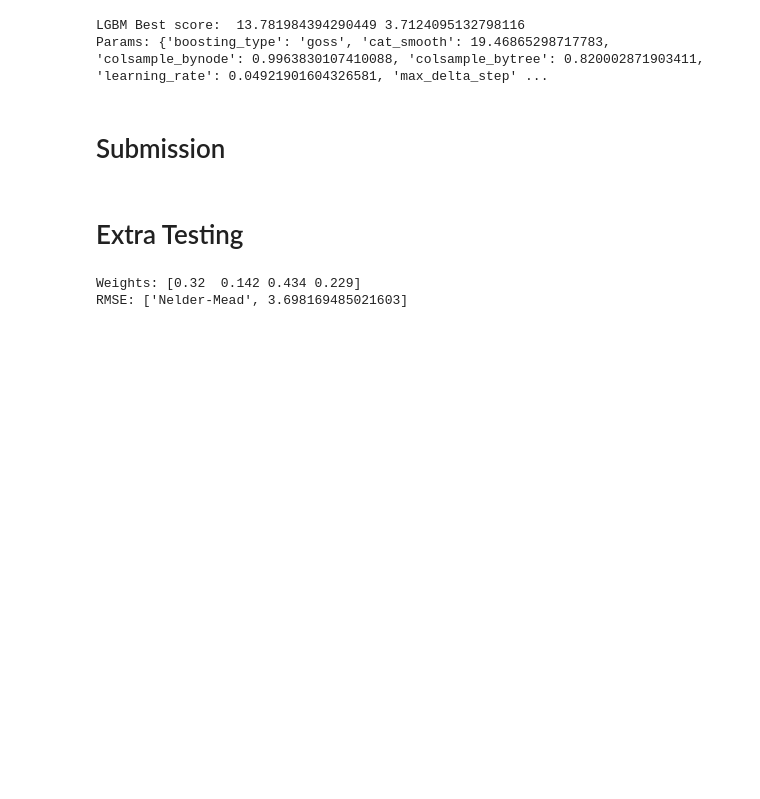
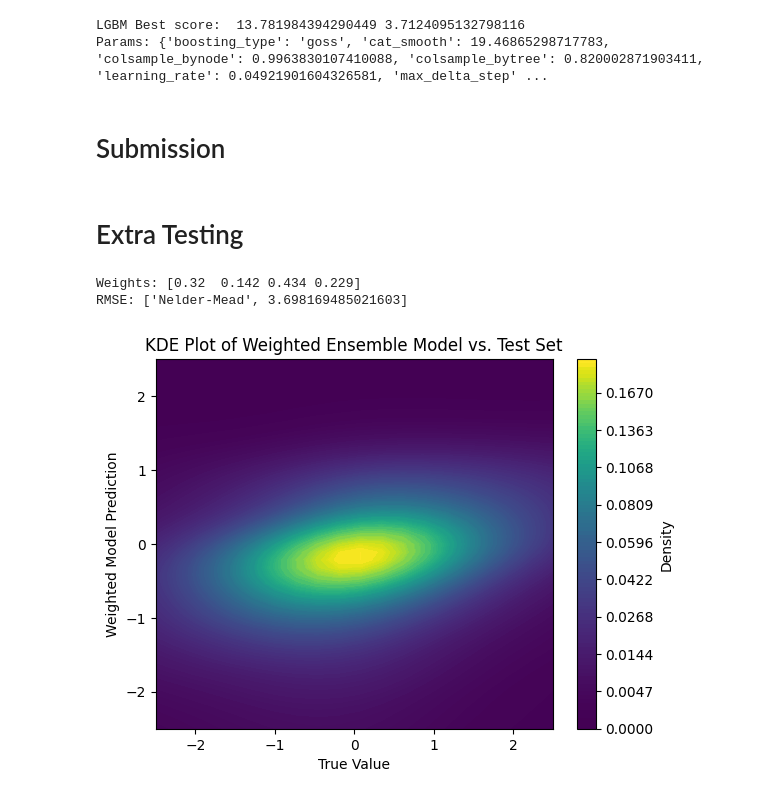
Before and after one commit to quinnbooth/ML-Consumer-Loyalty-Score, a Jupyter notebook: models.ipynb, the cells around one changed output. Drawn from its saved outputs; the diff is of its cells as text; code cells hidden in the pictures; blank space fills up the shorter version.

Commit message:
Visualizations + readme

```diff
--- a/models.ipynb
+++ b/models.ipynb
@@ -587,6 +589,22 @@ submit(pred_weighted, None)
 # %% [output]
 Weights: [0.32  0.142 0.434 0.229]
 RMSE: ['Nelder-Mead', 3.698169485021603]
+# %%
+# KDE plot of weighted model vs personal test set
+
+pred_test = np.dot([0.32, 0.142, 0.434, 0.229] , predictions)
+
+sns.kdeplot(x=xgb_split['y_test'], y=pred_test, cmap="viridis", fill=True, thresh=0, levels=100, cbar=True, facecolor='black', cbar_kws={'label': 'Density'})
+
+plt.xlabel('True Value')
+plt.ylabel('Weighted Model Prediction')
+plt.title('KDE Plot of Weighted Ensemble Model vs. Test Set')
+
+plt.xlim(-2.5, 2.5)
+plt.ylim(-2.5, 2.5)
+plt.show()
+# %% [output]
+[figure, added]
 # %%
 # Test all combinations of existing models
 
```
Also changed, not shown: parts of 3 cells of this notebook, 6 other files.
